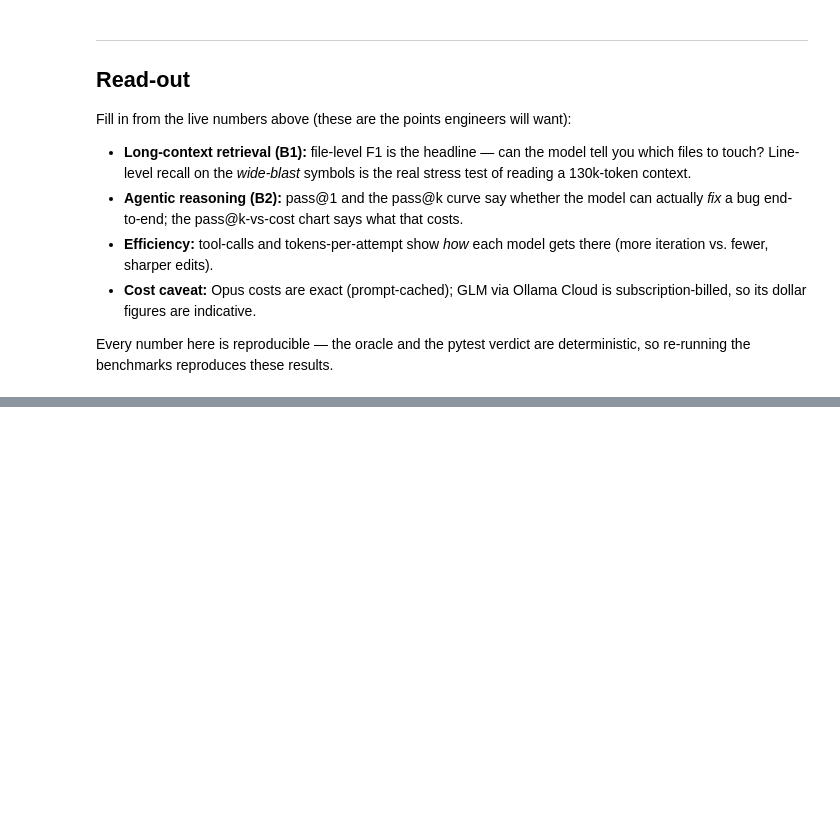
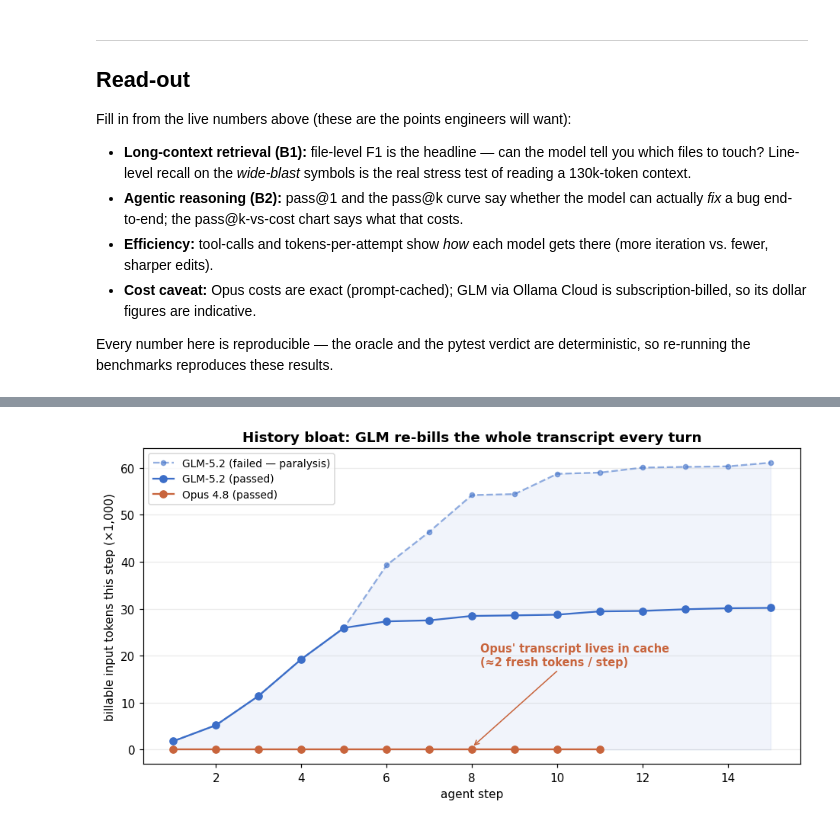
Before and after one commit to dvallslanaquera/skingraph, a Jupyter notebook: notebooks/benchmark_analysis.ipynb, the cells around one changed output, grey strips where cells are left out. Saved outputs shown, nothing was run; the diff lists cells and outputs as text; code cells hidden in the pictures; blank space fills up the shorter version.

```diff
--- a/notebooks/benchmark_analysis.ipynb
+++ b/notebooks/benchmark_analysis.ipynb
@@ -348,0 +485,31 @@ so re-running the benchmarks reproduces these results.
+# %%
+# FIG 3 — History bloat: billable input tokens per agent step.
+if single and debug:
+    op_pass = next(t for t in OP2["trials"] if t["success"])
+    gl_pass = next(t for t in GL2["trials"] if t["success"])
+    gl_fail = next(t for t in GL2["trials"] if not t["success"])
+
+    def _steps(t):
+        s = t["steps"]
+        return [d["step"] for d in s], [d["input_tokens"] / 1e3 for d in s]
+
+    fig, ax = plt.subplots(figsize=(8.6, 4.7))
+    xs, ys = _steps(gl_fail)
+    ax.plot(xs, ys, marker="o", ms=4, color=GLM_C, ls="--", alpha=0.55,
+            label="GLM-5.2 (failed — paralysis)")
+    ax.fill_between(xs, ys, color=GLM_C, alpha=0.07)
+    xs, ys = _steps(gl_pass)
+    ax.plot(xs, ys, marker="o", color=GLM_C, label="GLM-5.2 (passed)")
+    xs, ys = _steps(op_pass)
+    ax.plot(xs, ys, marker="o", color=OPUS_C, label="Opus 4.8 (passed)")
+    ax.set_xlabel("agent step")
+    ax.set_ylabel("billable input tokens this step (×1,000)")
+    ax.set_title("History bloat: GLM re-bills the whole transcript every turn")
+    ax.xaxis.set_major_locator(mticker.MaxNLocator(integer=True))
+    ax.annotate("Opus' transcript lives in cache\n(≈2 fresh tokens / step)",
+                xy=(8, 0.5), xytext=(8.2, 18), fontsize=9.5, color=OPUS_C,
+                fontweight="bold", arrowprops=dict(arrowstyle="->", color=OPUS_C))
+    ax.legend(loc="upper left", fontsize=9); ax.grid(axis="x")
+    fig.tight_layout(); savefig(fig, "fig3_history_bloat.png"); plt.show()
+# %% [output]
+[figure, added]
```
Also changed, not shown: parts of 17 cells of this notebook, 6 other files.
